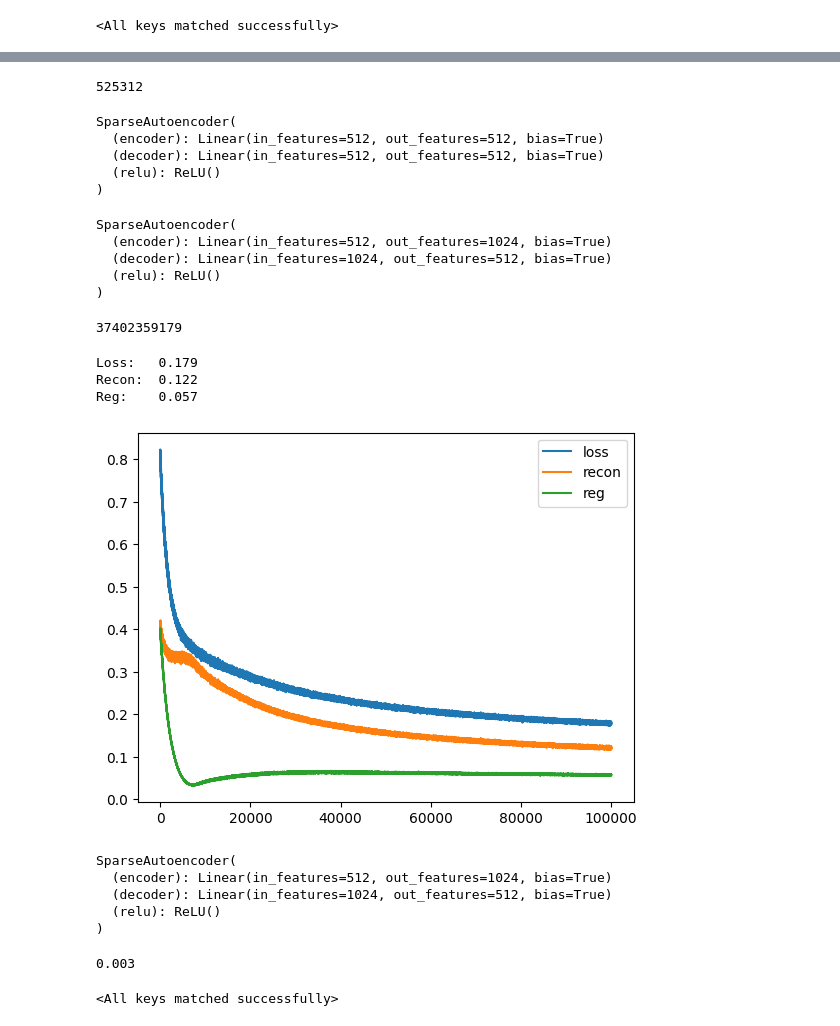
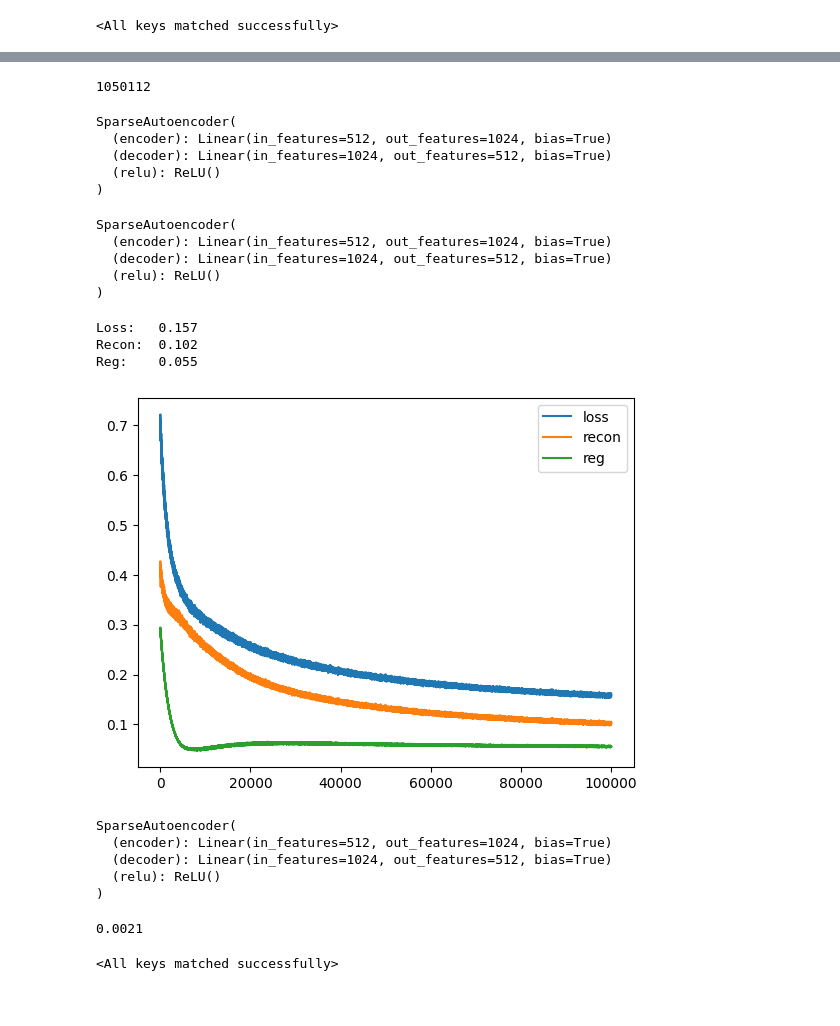
Before and after one commit to jnward/monosemanticity-repro, a Jupyter notebook: transformer_pile.ipynb, the cells around one changed output, grey strips where cells are left out. Cells and saved outputs as stored; diff of their text form; code cells hidden in the pictures.

Commit message:
final model hyperparameters (hopefully!)

```diff
--- a/transformer_pile.ipynb
+++ b/transformer_pile.ipynb
@@ -52,7 +53,17 @@ def count_params(m):
 # %%
 from transformer import Transformer as MyTransformer
 
-model = MyTransformer()
+n_head = 8
+n_embed = 128
+context_length = 128
+vocab_size = 50304
+
+model = MyTransformer(
+    n_head,
+    n_embed,
+    context_length,
+    vocab_size
+)
 model = model.to(device)
 print(model)
 count_params(model)
@@ -107,11 +120,11 @@ import numpy as np
 
 batch_size = 32
 context_length = 128
-n_steps = 40000
-decay_lr_step = 0
+n_steps = 400
+decay_lr_step = 200
 avg_window = 64
 
-batch_iterator = get_batch_iterator('train', batch_size, context_length)
+batch_iterator = get_batch_iterator(train_path, batch_size, context_length, device=device)
 
 pbar = tqdm(enumerate(range(n_steps)), total=n_steps)
 for i, steps in pbar:
@@ -123,9 +136,9 @@ for i, steps in pbar:
     loss.backward()
     optimizer.step()
     if i == decay_lr_step:
-        print('decaying_lr')
+        print('Decaying lr')
         for g in optimizer.param_groups:
-            g['lr'] = 2e-5
+            g['lr'] = 5e-5
 
 def moving_average(x, w):
     return np.convolve(x, np.ones(w), 'valid') / w
@@ -158,5 +166,5 @@ train_loss, dev_loss
 # %%
-model_path = "/Users/jake/personal/monosemantic/models/transformer_pile_2_128_0_4.3741.pt"
+model_path = "/Users/jake/personal/monosemantic/models/transformer_v2_final.pt"
 # %%
 os.makedirs('models', exist_ok=True)
 
@@ -242,14 +208,16 @@ torch.Size([128, 512])
 # %%
-n_features = 512
+from autoencoder import SparseAutoencoder
 
-autoencoder = SparseAutoencoder(n_features).to(device)
+n_features = 1024
+
+autoencoder = SparseAutoencoder(n_features, n_embed).to(device)
 count_params(autoencoder)
 autoencoder
 # %% [output]
-525312
+1050112
 SparseAutoencoder(
-  (encoder): Linear(in_features=512, out_features=512, bias=True)
-  (decoder): Linear(in_features=512, out_features=512, bias=True)
+  (encoder): Linear(in_features=512, out_features=1024, bias=True)
+  (decoder): Linear(in_features=1024, out_features=512, bias=True)
   (relu): ReLU()
 )
 # %%
@@ -266,11 +234,11 @@ def get_embedding_iterator(split, batch_size, context_length=context_length):
 optimizer.load_state_dict(checkpoint['optimizer_state_dict'])
 # %%
 train_steps = 100000
-lambda_reg = 0.003
+lambda_reg = 0.0021
 batch_size = 512
 lr = 1e-6
 
-autoencoder = SparseAutoencoder(1024).to(device)
+autoencoder = SparseAutoencoder(1024, n_embed).to(device)
 optimizer = torch.optim.Adam(autoencoder.parameters(), lr=lr)
 losses = []
 recon_losses = []
@@ -291,44 +259,43 @@ import h5py
 losses = []
 recon_losses = []
 reg_losses = []
-batch_iterator = get_batch_iterator('train', batch_size, context_length)
+batch_iterator = get_batch_iterator(train_path, batch_size, context_length, device=device)
 
 pbar = tqdm(range(train_steps))
 
 for _ in pbar:
     xb, _ = next(batch_iterator)
     with torch.no_grad():
         x_embedding, _ = model.forward_embedding(xb)
     random_idxs = torch.randint(context_length, (batch_size,))
     filtered_xe = x_embedding[range(batch_size), random_idxs, :]  # only take one sample per batch element to avoid local similarities
 
     # x_embedding = next(embedding_iterator).to(device)
     optimizer.zero_grad()
     outputs, recon_loss, reg_loss = autoencoder(filtered_xe, compute_loss=True)
     reg_loss = lambda_reg * reg_loss
     loss = recon_loss + reg_loss
     loss.backward()
     optimizer.step()
     autoencoder.normalize_decoder_weights()
 
     losses.append(loss.item())
     recon_losses.append(recon_loss.item())
     reg_losses.append(reg_loss.item())
 
     pbar.set_description(f"Recon: {np.mean(recon_losses[-100:]):.3f} Reg: {np.mean(reg_losses[-100:]):.3f}")
 
 print(f"Loss:\t{loss:.3f}\nRecon:\t{recon_loss:.3f}\nReg:\t{reg_loss:.3f}")
 plt.plot(losses, label='loss')
 plt.plot(recon_losses, label='recon')
 plt.plot(reg_losses, label='reg')
 plt.legend()
 plt.show()
 # %% [output]
-37402359179
+Loss:   0.157
+Recon:  0.102
+Reg:    0.055
-Loss:   0.179
-Recon:  0.122
-Reg:    0.057
-[figure, old version]
+[figure, new version]
 # %%
 autoencoder
 # %% [output]
@@ -352,7 +320,7 @@ if not os.path.exists(path):
 # %%
 print(lambda_reg)
 # %% [output]
-0.003
+0.0021
 # %%
 from autoencoder import SparseAutoencoder as MySparseAutoencoder
 
```
Also changed, not shown: parts of 31 cells of this notebook, 2 other files.
